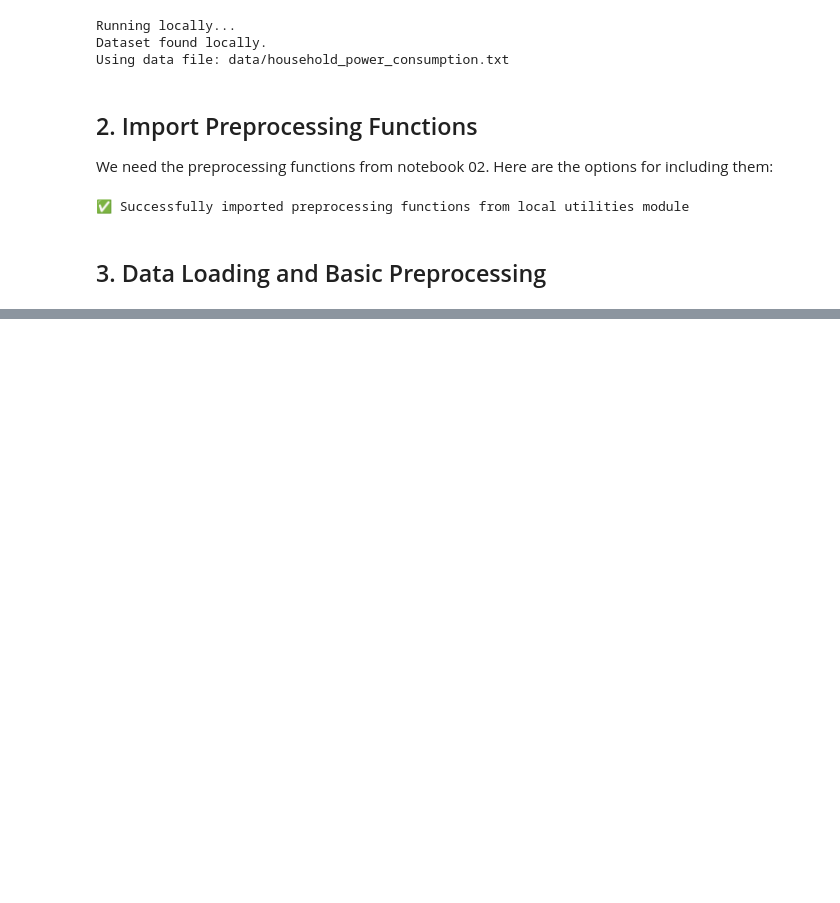
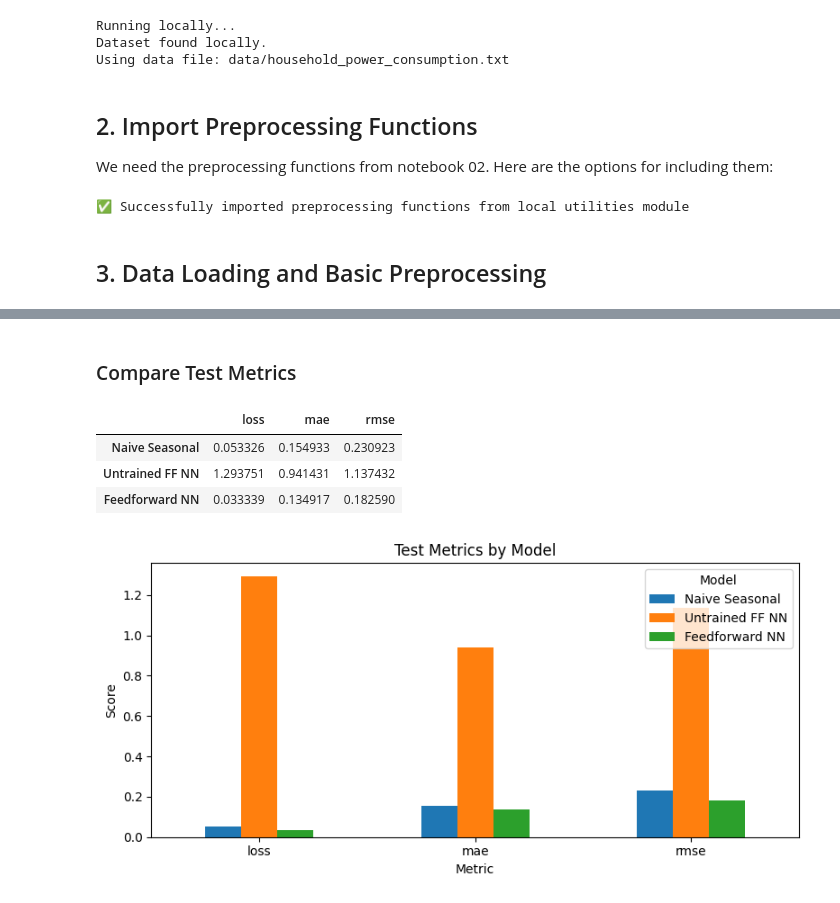
Before and after one commit to giulatona/iecon2025_tutorial, a Jupyter notebook: notebooks/03_forecasting_models.ipynb, the cells around one changed output, grey strips where cells are left out. Cells and saved outputs as stored; diff of their text form; code cells hidden in the pictures; blank space fills up the shorter version.

```diff
--- a/notebooks/03_forecasting_models.ipynb
+++ b/notebooks/03_forecasting_models.ipynb
@@ -180,0 +469,9 @@ Features: 19, Samples: 24,212
+# %%
+untrained_ff_metrics = {}
+for split_name, dataset in split_datasets.items():
+    untrained_ff_metrics[split_name] = feedforward_model.evaluate(dataset, verbose=0, return_dict=True)
+
+for split_name, values in untrained_ff_metrics.items():
+    print(f"{split_name} metrics:")
+    for metric_name, value in values.items():
+        print(f"  {metric_name}: {value:.4f}")
@@ -180,0 +527,9 @@ Features: 19, Samples: 24,212
+# %%
+ff_metrics = {}
+for split_name, dataset in split_datasets.items():
+    ff_metrics[split_name] = feedforward_model.evaluate(dataset, verbose=0, return_dict=True)
+
+for split_name, values in ff_metrics.items():
+    print(f"{split_name} metrics:")
+    for metric_name, value in values.items():
+        print(f"  {metric_name}: {value:.4f}")
@@ -180,0 +560,34 @@ Features: 19, Samples: 24,212
+# %% [markdown]
+### Compare Test Metrics
+# %%
+import pandas as pd
+
+def format_metric_dict(metric_dict):
+    return {name: float(value) for name, value in metric_dict.items()}
+
+comparison_df = pd.DataFrame(
+    {
+        "Naive Seasonal": format_metric_dict(baseline_metrics.get("test", {})),
+        "Untrained FF NN": format_metric_dict(untrained_ff_metrics.get("test", {})),
+        "Feedforward NN": format_metric_dict(ff_metrics.get("test", {})),
+    }
+).T
+
+comparison_df
+# %% [output]
+|  | loss | mae | rmse |
+| Naive Seasonal | 0.053326 | 0.154933 | 0.230923 |
+| Untrained FF NN | 1.293751 | 0.941431 | 1.137432 |
+| Feedforward NN | 0.033339 | 0.134917 | 0.182590 |
+# %%
+comparison_by_metric = comparison_df.T
+ax = comparison_by_metric.plot(kind="bar", figsize=(8, 4))
+ax.set_ylabel("Score")
+ax.set_xlabel("Metric")
+ax.set_title("Test Metrics by Model")
+ax.set_xticklabels(comparison_by_metric.index, rotation=0)
+ax.legend(title="Model")
+plt.tight_layout()
+plt.show()
+# %% [output]
+[figure, added]
```
Also changed, not shown: parts of 28 cells of this notebook, 1 other file.
